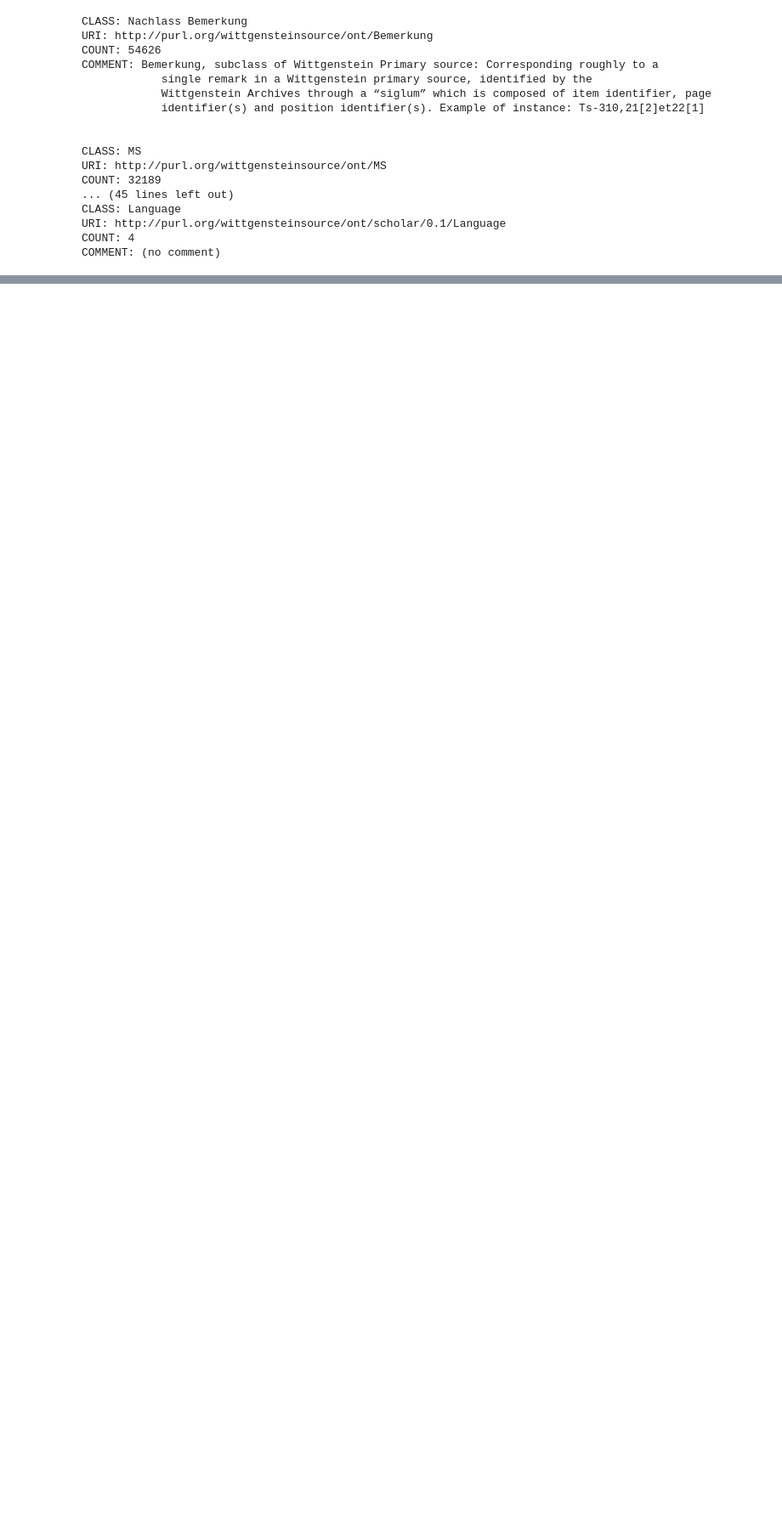
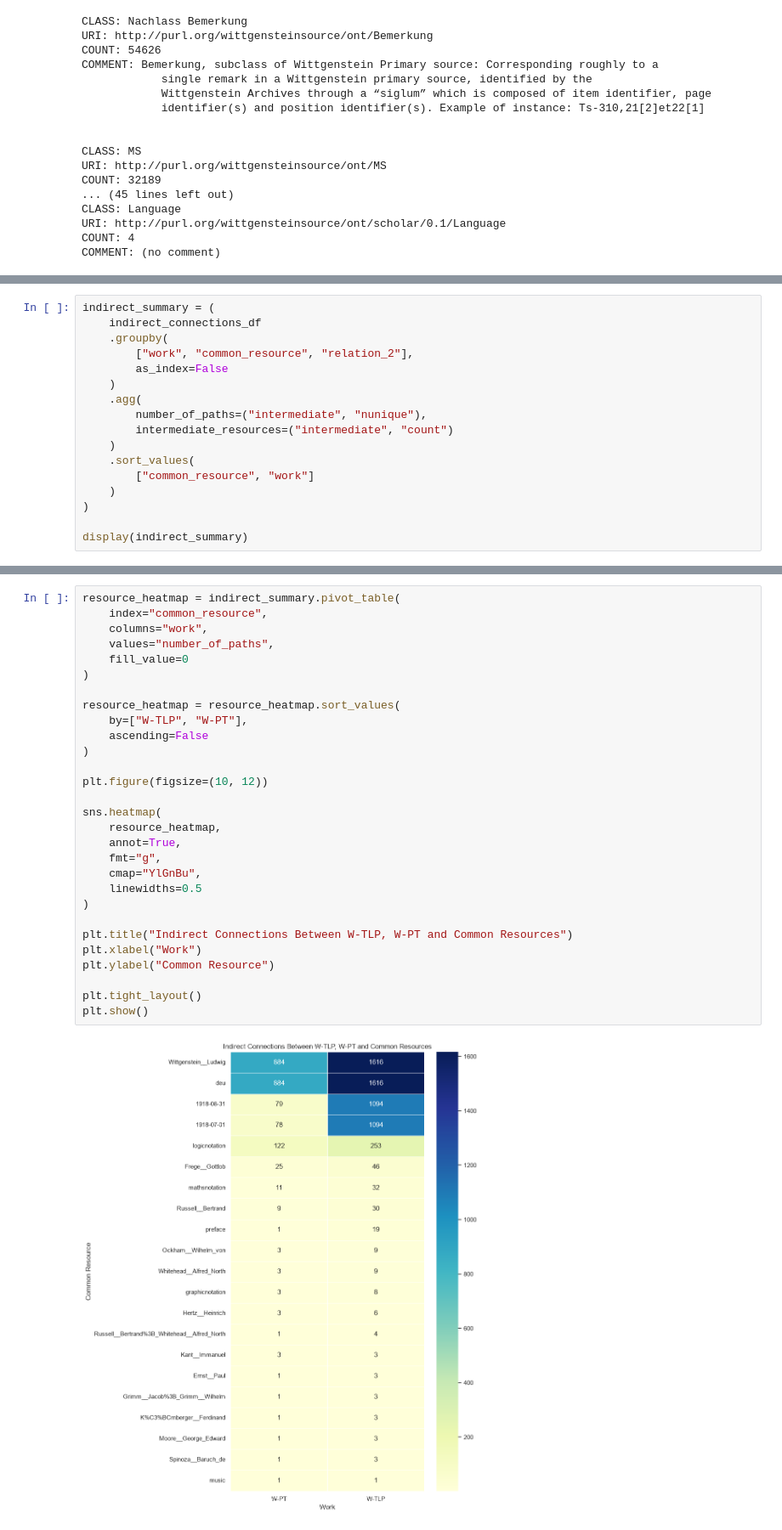
Before and after one commit to i4444i4444/OWL-ontology-align, a Jupyter notebook: tractatus-alignment/notebooks/inspect_wab.ipynb, the cells around one changed output, grey strips where cells are left out. Shown at 85% size. Cells and saved outputs as stored; diff of their text form; blank space fills up the shorter version.

```diff
--- a/tractatus-alignment/notebooks/inspect_wab.ipynb
+++ b/tractatus-alignment/notebooks/inspect_wab.ipynb
@@ -321,0 +1438,17 @@ COMMENT: (no comment)
+# %%
+indirect_summary = (
+    indirect_connections_df
+    .groupby(
+        ["work", "common_resource", "relation_2"],
+        as_index=False
+    )
+    .agg(
+        number_of_paths=("intermediate", "nunique"),
+        intermediate_resources=("intermediate", "count")
+    )
+    .sort_values(
+        ["common_resource", "work"]
+    )
+)
+
+display(indirect_summary)
@@ -321,0 +1473,31 @@ COMMENT: (no comment)
+# %%
+resource_heatmap = indirect_summary.pivot_table(
+    index="common_resource",
+    columns="work",
+    values="number_of_paths",
+    fill_value=0
+)
+
+resource_heatmap = resource_heatmap.sort_values(
+    by=["W-TLP", "W-PT"],
+    ascending=False
+)
+
+plt.figure(figsize=(10, 12))
+
+sns.heatmap(
+    resource_heatmap,
+    annot=True,
+    fmt="g",
+    cmap="YlGnBu",
+    linewidths=0.5
+)
+
+plt.title("Indirect Connections Between W-TLP, W-PT and Common Resources")
+plt.xlabel("Work")
+plt.ylabel("Common Resource")
+
+plt.tight_layout()
+plt.show()
+# %% [output]
+[figure, added]
```
Also changed, not shown: parts of 35 cells of this notebook, 3 other files.
